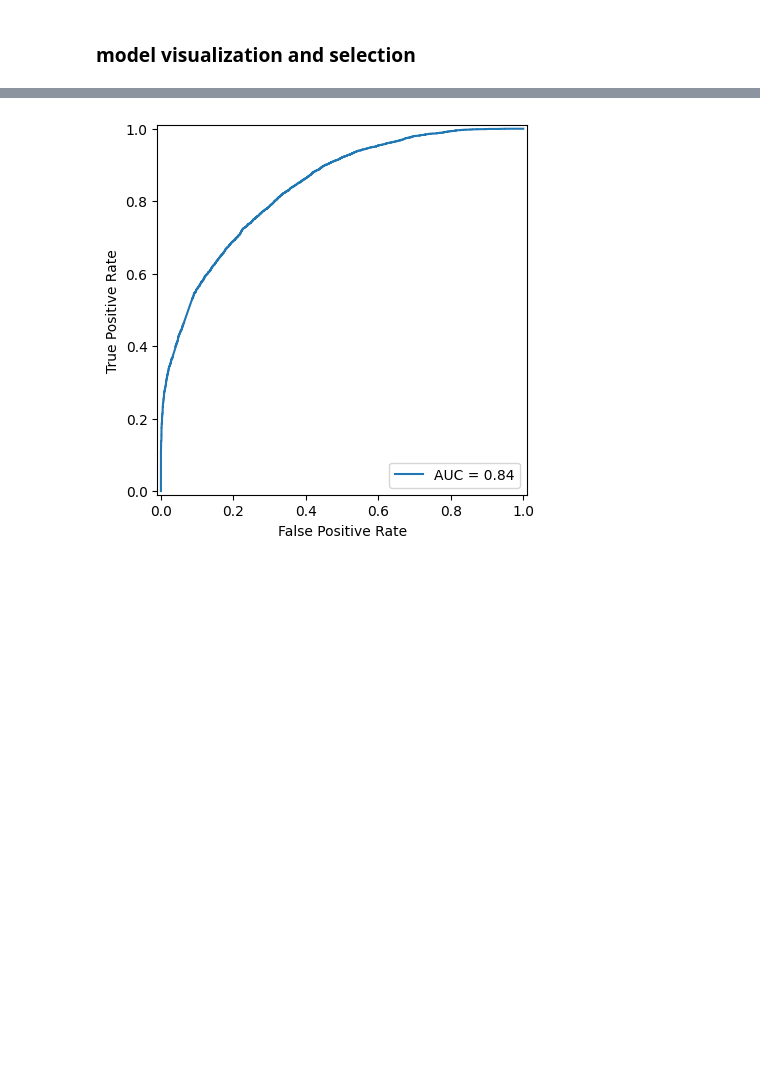
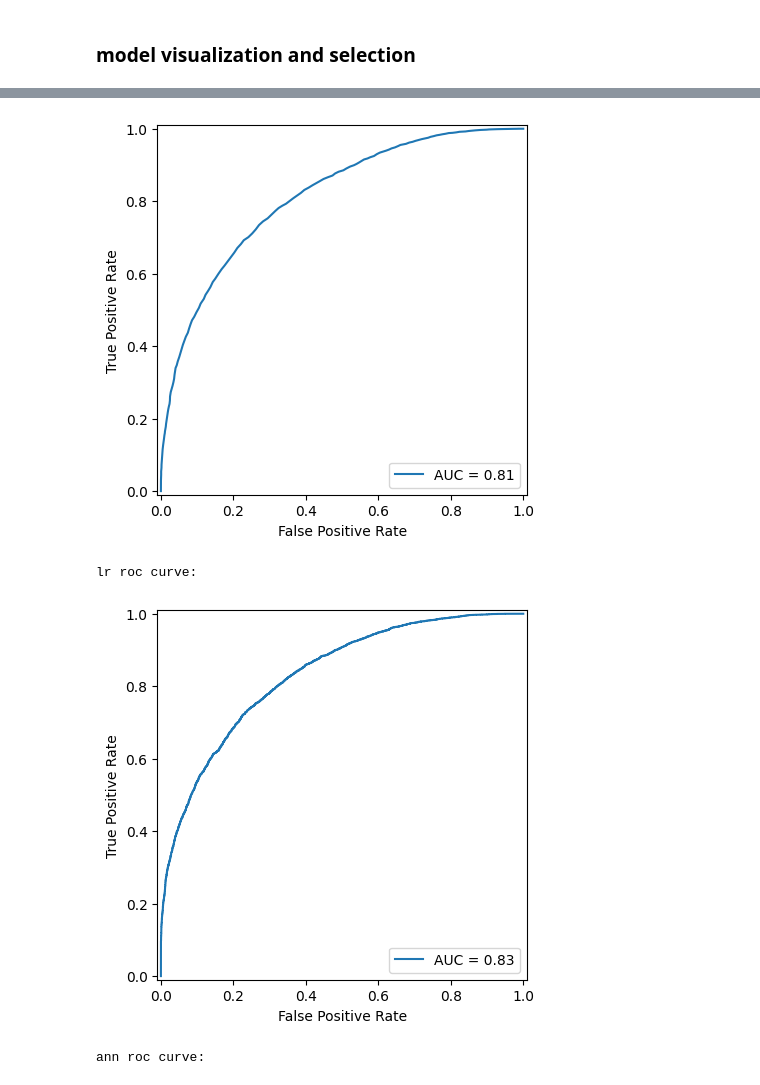
Before and after one commit to duongk67/ML_final_project, a Jupyter notebook: classification.ipynb, the cells around one changed output, grey strips where cells are left out. Saved outputs shown, nothing was run; the diff lists cells and outputs as text; code cells hidden in the pictures; blank space fills up the shorter version.

Commit message:
test ann model with test set

```diff
--- a/classification.ipynb
+++ b/classification.ipynb
@@ -381,43 +381,43 @@ Validation Accuracy: 0.7429, Validation Precision: 0.7429
 from sklearn.metrics import roc_curve, auc, RocCurveDisplay
 X_train, X_valid, Y_train, Y_valid = train_test_split(X, y, test_size=0.2, shuffle=True, random_state=420)
 
-pca = PCA()
+# pca = PCA()
 sc = StandardScaler()
 X_train = sc.fit_transform(X_train)
 X_valid = sc.transform(X_valid)
 X_train = pca.fit_transform(X_train)
 X_valid = pca.transform(X_valid)
 
-# knn = KNeighborsClassifier(n_neighbors=k_t)
-# knn.fit(X_train, Y_train)
-# lr = LogisticRegression(max_iter=1000, C=C_t)
-# lr.fit(X_train, Y_train)
-ann = get_model()
+knn = KNeighborsClassifier(n_neighbors=k_t)
+knn.fit(X_train, Y_train)
+lr = LogisticRegression(max_iter=1000, C=C_t)
+lr.fit(X_train, Y_train)
+ann = get_model_t()
 ann.fit(X_train, Y_train, epochs=20,
                             batch_size=32,
                             validation_data=(X_valid, Y_valid),
                             verbose=0)
 
-# knn_pred_proba = knn.predict_proba(X_valid)
-# lr_pred_proba = lr.predict_proba(X_valid)
+knn_pred_proba = knn.predict_proba(X_valid)
+lr_pred_proba = lr.predict_proba(X_valid)
 ann_pred_proba = ann.predict(X_valid)
 
-# print("knn roc curve:")
-# fpr, tpr, _ = roc_curve(Y_valid, knn_pred_proba[:,1])
-# roc_auc = auc(fpr, tpr)
+print("knn roc curve:")
+fpr, tpr, _ = roc_curve(Y_valid, knn_pred_proba[:,1])
+roc_auc = auc(fpr, tpr)
 
-# roc_display = RocCurveDisplay(fpr=fpr, tpr=tpr, roc_auc=roc_auc)
-# roc_display.plot()
-# plt.show()
+roc_display = RocCurveDisplay(fpr=fpr, tpr=tpr, roc_auc=roc_auc)
+roc_display.plot()
+plt.show()
 
 
-# print("lr roc curve:")
-# fpr, tpr, _ = roc_curve(Y_valid, lr_pred_proba[:, 1])
-# roc_auc = auc(fpr, tpr)
+print("lr roc curve:")
+fpr, tpr, _ = roc_curve(Y_valid, lr_pred_proba[:, 1])
+roc_auc = auc(fpr, tpr)
 
-# roc_display = RocCurveDisplay(fpr=fpr, tpr=tpr, roc_auc=roc_auc)
-# roc_display.plot()
-# plt.show()
+roc_display = RocCurveDisplay(fpr=fpr, tpr=tpr, roc_auc=roc_auc)
+roc_display.plot()
+plt.show()
 
 
 print("ann roc curve:")
@@ -433 +433,4 @@ ann roc curve:
-[figure, old version]
+[figure, new version]
+lr roc curve:
+[figure, added]
+ann roc curve:
```
Also changed, not shown: parts of 4 cells of this notebook.
